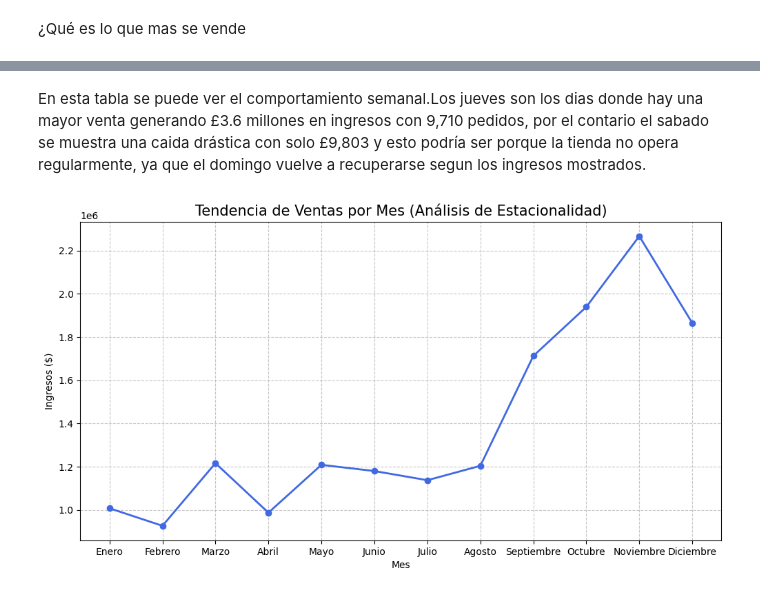
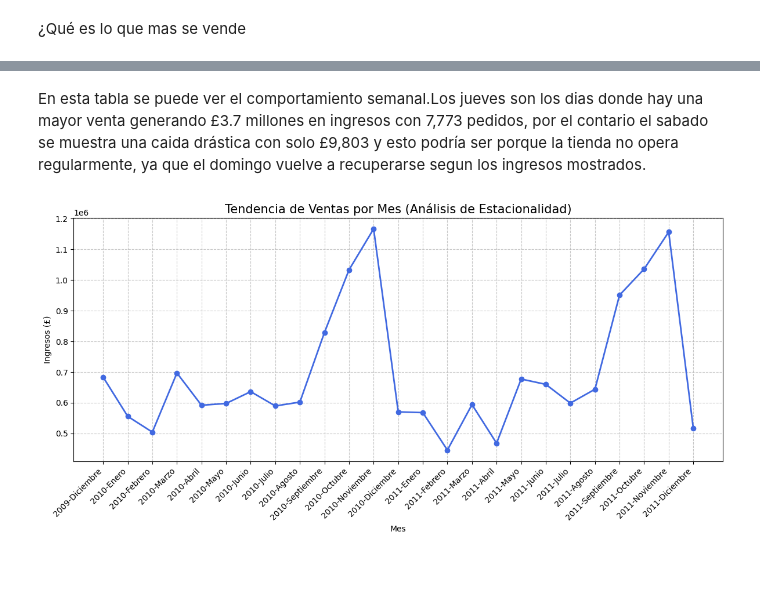
Before and after one commit to lauzac3lor7-design/analisis_venta_ecommerce, a Jupyter notebook: ecommerce3.ipynb, the cells around one changed output, grey strips where cells are left out. Saved outputs shown, nothing was run; the diff lists cells and outputs as text; code cells hidden in the pictures; blank space fills up the shorter version.

```diff
--- a/ecommerce3.ipynb
+++ b/ecommerce3.ipynb
@@ -473,41 +466,45 @@ df_resultados
 | 6 | 6. Sábado | 30 | 9803.05 |
 # %% [markdown]
-En esta tabla se puede ver el comportamiento semanal.Los jueves son los dias donde hay una mayor venta generando £3.6 millones en ingresos con 9,710 pedidos, por el contario el sabado se muestra una caida drástica con solo £9,803 y esto podría ser porque la tienda no opera regularmente, ya que el domingo vuelve a recuperarse segun los ingresos mostrados.
+En esta tabla se puede ver el comportamiento semanal.Los jueves son los dias donde hay una mayor venta generando £3.7 millones en ingresos con 7,773 pedidos, por el contario el sabado se muestra una caida drástica con solo £9,803 y esto podría ser porque la tienda no opera regularmente, ya que el domingo vuelve a recuperarse segun los ingresos mostrados.
 # %%
 import matplotlib.pyplot as plt
 
 
 
 query = """
 SELECT
-    strftime('%m', invoicedate) AS mes_num,
-    CASE strftime('%m', invoicedate)
+    strftime('%Y-%m', invoicedate) AS mes_num,
+    (strftime('%Y', invoicedate) || '-' ||
+     CASE strftime('%m', invoicedate)
         WHEN '01' THEN 'Enero' WHEN '02' THEN 'Febrero' WHEN '03' THEN 'Marzo'
         WHEN '04' THEN 'Abril' WHEN '05' THEN 'Mayo' WHEN '06' THEN 'Junio'
         WHEN '07' THEN 'Julio' WHEN '08' THEN 'Agosto' WHEN '09' THEN 'Septiembre'
         WHEN '10' THEN 'Octubre' WHEN '11' THEN 'Noviembre' WHEN '12' THEN 'Diciembre'
-    END AS mes_nombre,
+     END) AS mes_nombre,
     ROUND(SUM(quantity * price), 2) AS ingresos_mensuales
 FROM ventas
-WHERE mes_nombre IS NOT NULL  -- Esto evita el error de Matplotlib
+WHERE invoicedate IS NOT NULL
 GROUP BY mes_num
 ORDER BY mes_num ASC;
 """
+
 
 df_estacionalidad = pd.read_sql_query(query, conn)
 
 
 # Grafica
 plt.figure(figsize=(12,6))
 # Convertimos a string explícitamente para asegurar que Matplotlib lo entienda
 plt.plot(df_estacionalidad['mes_nombre'].astype(str),
          df_estacionalidad['ingresos_mensuales'],
          marker='o', color='royalblue', linewidth=2)
 
 plt.title('Tendencia de Ventas por Mes (Análisis de Estacionalidad)', fontsize=15)
 plt.xlabel('Mes')
-plt.ylabel('Ingresos ($)')
+plt.ylabel('Ingresos (£)')
 plt.grid(True, linestyle='--', alpha=0.7)
+plt.xticks(rotation=45, ha='right')
+plt.tight_layout()
 plt.show()
 # %% [output]
-[figure, old version]
+[figure, new version]
```
Also changed, not shown: parts of 45 cells of this notebook.
